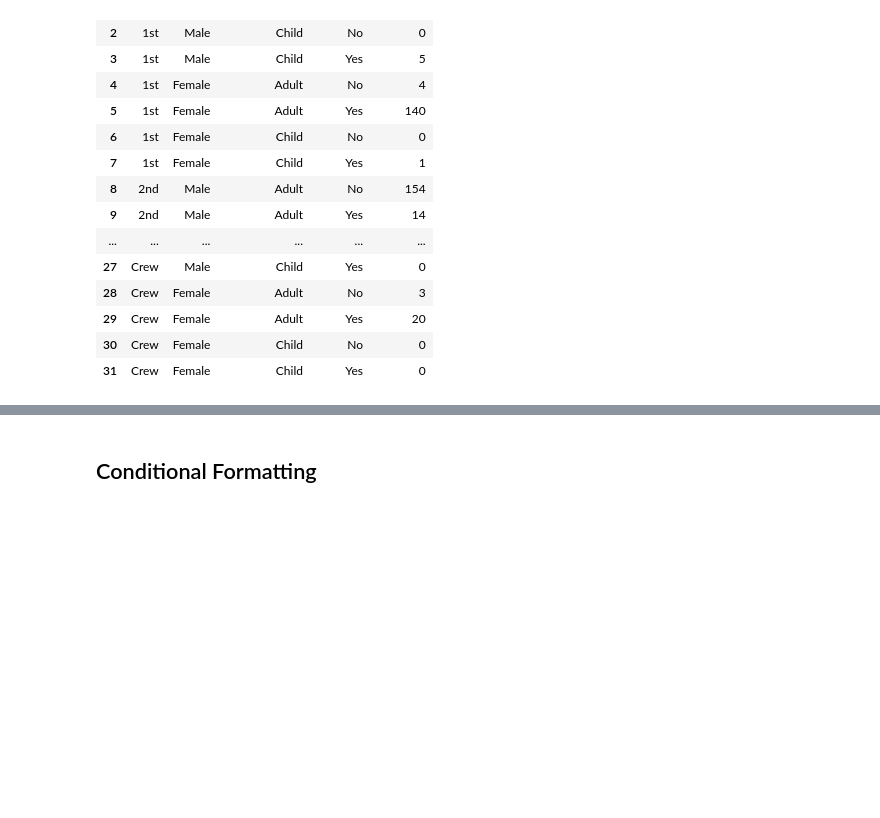
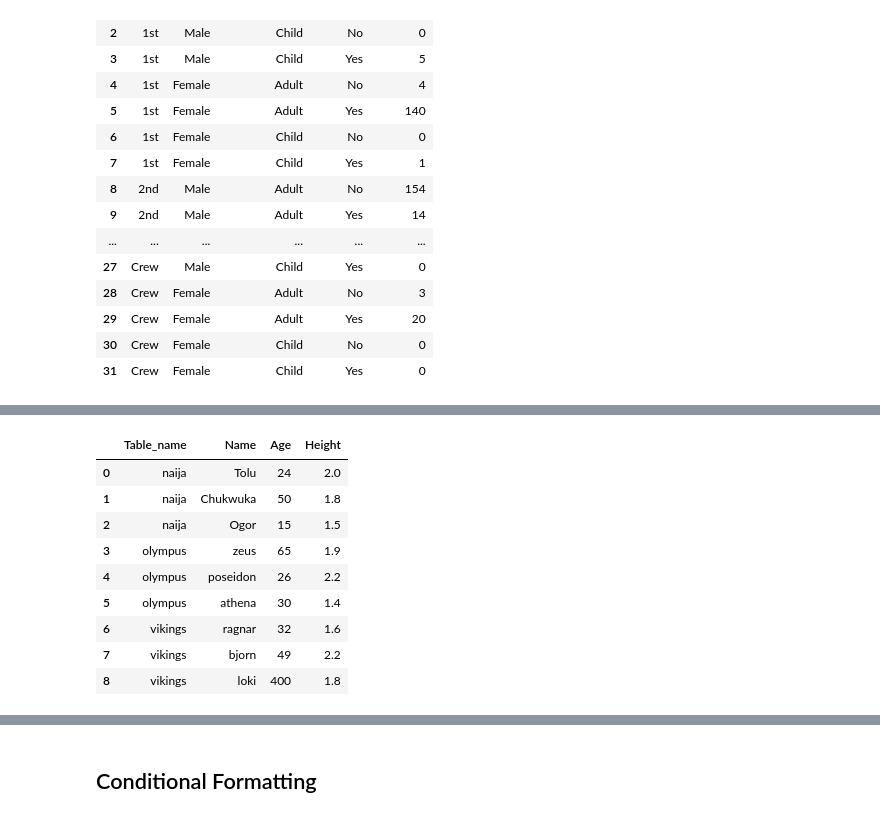
Before and after one commit to samukweku/Extracting-Data-from-Excel-with-Python, a Jupyter notebook: pycon_2020_presentation.ipynb, the cells around one changed output, grey strips where cells are left out. Cells and saved outputs as stored; diff of their text form; code cells hidden in the pictures; blank space fills up the shorter version.

```diff
--- a/pycon_2020_presentation.ipynb
+++ b/pycon_2020_presentation.ipynb
@@ -266,0 +223,13 @@ pd.read_excel('titanic.xlsx', header = [0,1], index_col=[0,1])
+# %%
+pd.concat(named_tables).droplevel(-1).rename_axis(index="Table_name").reset_index()
+# %% [output]
+|  | Table_name | Name | Age | Height |
+| 0 | naija | Tolu | 24 | 2.0 |
+| 1 | naija | Chukwuka | 50 | 1.8 |
+| 2 | naija | Ogor | 15 | 1.5 |
+| 3 | olympus | zeus | 65 | 1.9 |
+| 4 | olympus | poseidon | 26 | 2.2 |
+| 5 | olympus | athena | 30 | 1.4 |
+| 6 | vikings | ragnar | 32 | 1.6 |
+| 7 | vikings | bjorn | 49 | 2.2 |
+| 8 | vikings | loki | 400 | 1.8 |
```
Also changed, not shown: parts of 10 cells of this notebook.
